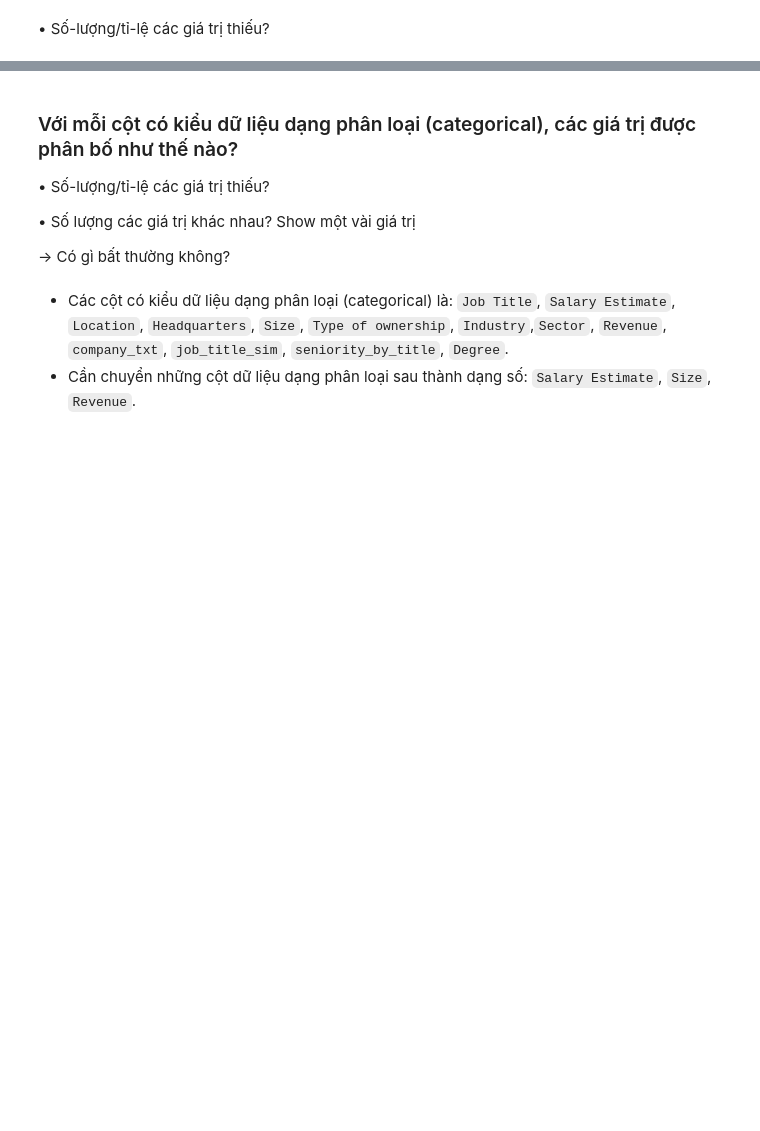
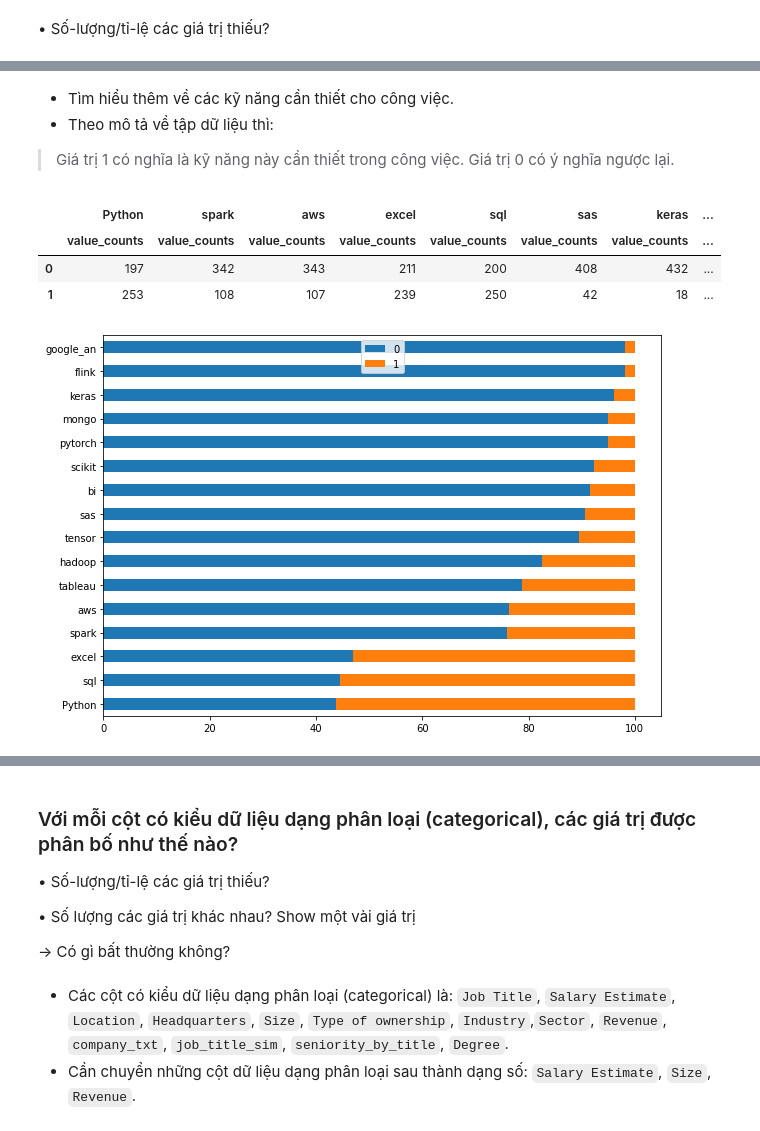
Before and after one commit to Ndthang01/P4DS_FinalProject, a Jupyter notebook: _project.ipynb, the cells around one changed output, grey strips where cells are left out. Saved outputs shown, nothing was run; the diff lists cells and outputs as text; code cells hidden in the pictures; blank space fills up the shorter version.

```diff
--- a/_project.ipynb
+++ b/_project.ipynb
@@ -247,0 +217,4 @@ Name: Avarage salary, Length: 450, dtype: float64
+# %%
+# So sánh hai cột "Avarage salary" và "Avg Salary(K)"
+s = project_dataframe['Avarage salary'] == project_dataframe["Avg Salary(K)"]
+s.all()
@@ -351,0 +350,27 @@ skill_col_profile.agg([pd.Series.value_counts])
+# %% [markdown]
+- Tìm hiểu thêm về các kỹ năng cần thiết cho công việc.
+- Theo mô tả về tập dữ liệu thì:
+
+> Giá trị 1 có nghĩa là kỹ năng này cần thiết trong công việc. Giá trị 0 có ý nghĩa ngược lại.
+# %%
+df = skill_col_profile.agg([pd.Series.value_counts],axis=0)
+df
+# %% [output]
+|  | Python | spark | aws | excel | sql | sas | keras | ... |
+|  | value_counts | value_counts | value_counts | value_counts | value_counts | value_counts | value_counts | ... |
+| 0 | 197 | 342 | 343 | 211 | 200 | 408 | 432 | ... |
+| 1 | 253 | 108 | 107 | 239 | 250 | 42 | 18 | ... |
+# %%
+# Chuyển mỗi cột về dạng %
+def count_percentile(s):
+    return s / s.sum() * 100
+df = df.apply(count_percentile,axis=0)
+# %%
+df = df.droplevel(1,1)
+df = df.sort_values(0,axis=1)
+df = df.stack().unstack(0)
+# %%
+df.plot.barh(figsize=(10,7),stacked=True)
+plt.legend(loc='upper center');
+# %% [output]
+[figure, added]
```
Also changed, not shown: parts of 69 cells of this notebook, 2 other files.
